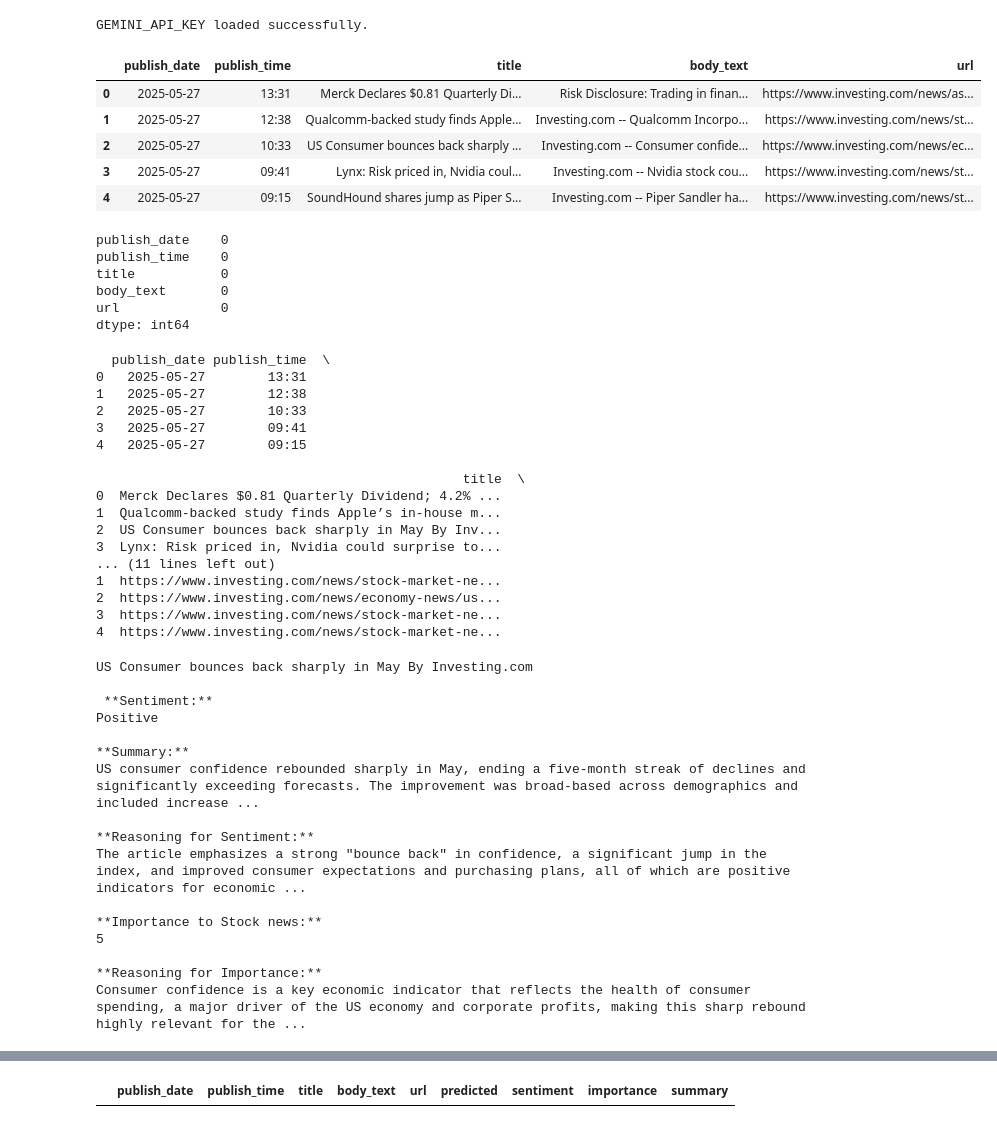
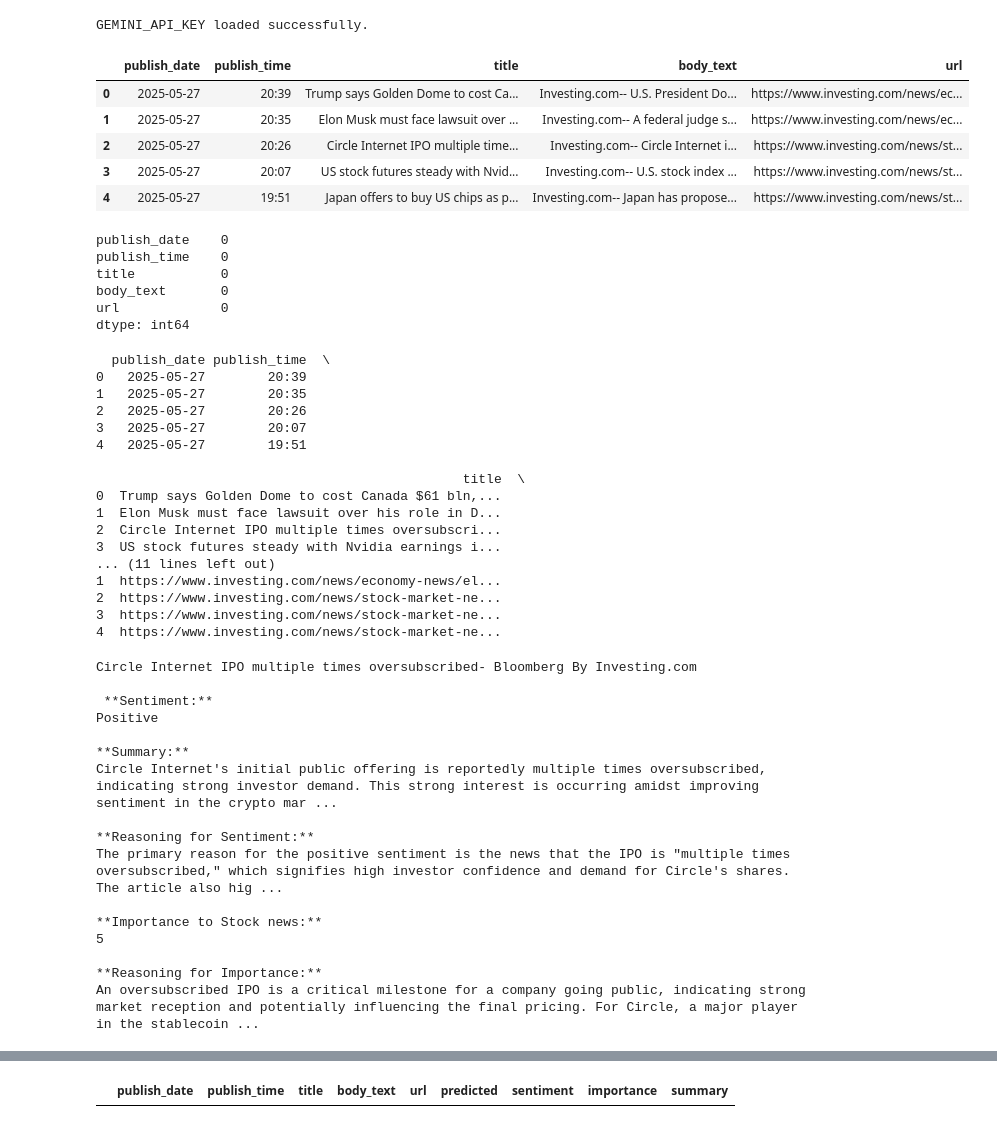
Before and after one commit to Takedaxz/Stock-Analysis, a Jupyter notebook: SentimentAnalysis/GPT/GeminiNewsAnalysis.ipynb, the cells around one changed output, grey strips where cells are left out. Saved outputs shown, nothing was run; the diff lists cells and outputs as text; code cells hidden in the pictures.

```diff
--- a/SentimentAnalysis/GPT/GeminiNewsAnalysis.ipynb
+++ b/SentimentAnalysis/GPT/GeminiNewsAnalysis.ipynb
@@ -73,15 +73,15 @@ Please provide your analysis in the following format (Don't forget to make space
 import pandas as pd
 import numpy as np
 # %%
-df = pd.read_csv("../../DataCollection/Data/Trending_News/2025-05-28_01-09-03.csv")
+df = pd.read_csv("../../DataCollection/Data/Trending_News/2025-05-28_09-50-53.csv")
 display(df.head())
 # %% [output]
 |  | publish_date | publish_time | title | body_text | url |
-| 0 | 2025-05-27 | 13:31 | Merck Declares $0.81 Quarterly Di... | Risk Disclosure: Trading in finan... | https://www.investing.com/news/as... |
-| 1 | 2025-05-27 | 12:38 | Qualcomm-backed study finds Apple... | Investing.com -- Qualcomm Incorpo... | https://www.investing.com/news/st... |
-| 2 | 2025-05-27 | 10:33 | US Consumer bounces back sharply ... | Investing.com -- Consumer confide... | https://www.investing.com/news/ec... |
-| 3 | 2025-05-27 | 09:41 | Lynx: Risk priced in, Nvidia coul... | Investing.com -- Nvidia stock cou... | https://www.investing.com/news/st... |
-| 4 | 2025-05-27 | 09:15 | SoundHound shares jump as Piper S... | Investing.com -- Piper Sandler ha... | https://www.investing.com/news/st... |
+| 0 | 2025-05-27 | 20:39 | Trump says Golden Dome to cost Ca... | Investing.com-- U.S. President Do... | https://www.investing.com/news/ec... |
+| 1 | 2025-05-27 | 20:35 | Elon Musk must face lawsuit over ... | Investing.com-- A federal judge s... | https://www.investing.com/news/ec... |
+| 2 | 2025-05-27 | 20:26 | Circle Internet IPO multiple time... | Investing.com-- Circle Internet i... | https://www.investing.com/news/st... |
+| 3 | 2025-05-27 | 20:07 | US stock futures steady with Nvid... | Investing.com-- U.S. stock index ... | https://www.investing.com/news/st... |
+| 4 | 2025-05-27 | 19:51 | Japan offers to buy US chips as p... | Investing.com-- Japan has propose... | https://www.investing.com/news/st... |
 # %%
 df.isnull().sum()
 # %% [output]
@@ -98,20 +98,20 @@ df["body_text"] = df["body_text"].astype(str)
 print(df.head())
 # %% [output]
   publish_date publish_time  \
-0   2025-05-27        13:31
-1   2025-05-27        12:38
-2   2025-05-27        10:33
-3   2025-05-27        09:41
-4   2025-05-27        09:15
+0   2025-05-27        20:39
+1   2025-05-27        20:35
+2   2025-05-27        20:26
+3   2025-05-27        20:07
+4   2025-05-27        19:51
 
                                                title  \
-0  Merck Declares $0.81 Quarterly Dividend; 4.2% ...
-1  Qualcomm-backed study finds Apple’s in-house m...
-2  US Consumer bounces back sharply in May By Inv...
-3  Lynx: Risk priced in, Nvidia could surprise to...
+0  Trump says Golden Dome to cost Canada $61 bln,...
+1  Elon Musk must face lawsuit over his role in D...
+2  Circle Internet IPO multiple times oversubscri...
+3  US stock futures steady with Nvidia earnings i...
 ... (11 lines left out)
-1  https://www.investing.com/news/stock-market-ne...
-2  https://www.investing.com/news/economy-news/us...
+1  https://www.investing.com/news/economy-news/el...
+2  https://www.investing.com/news/stock-market-ne...
 3  https://www.investing.com/news/stock-market-ne...
 4  https://www.investing.com/news/stock-market-ne...
 # %%
@@ -153,22 +153,22 @@ df["predicted"] = predicted
 # %%
 print(df["title"][2],'\n\n',predicted[2])
 # %% [output]
-US Consumer bounces back sharply in May By Investing.com
+Circle Internet IPO multiple times oversubscribed- Bloomberg By Investing.com
 
  **Sentiment:**
 Positive
 
 **Summary:**
-US consumer confidence rebounded sharply in May, ending a five-month streak of declines and significantly exceeding forecasts. The improvement was broad-based across demographics and included increase ...
+Circle Internet's initial public offering is reportedly multiple times oversubscribed, indicating strong investor demand. This strong interest is occurring amidst improving sentiment in the crypto mar ...
 
 **Reasoning for Sentiment:**
-The article emphasizes a strong "bounce back" in confidence, a significant jump in the index, and improved consumer expectations and purchasing plans, all of which are positive indicators for economic ...
+The primary reason for the positive sentiment is the news that the IPO is "multiple times oversubscribed," which signifies high investor confidence and demand for Circle's shares. The article also hig ...
 
 **Importance to Stock news:**
 5
 
 **Reasoning for Importance:**
-Consumer confidence is a key economic indicator that reflects the health of consumer spending, a major driver of the US economy and corporate profits, making this sharp rebound highly relevant for the ...
+An oversubscribed IPO is a critical milestone for a company going public, indicating strong market reception and potentially influencing the final pricing. For Circle, a major player in the stablecoin ...
 # %%
 df["sentiment"] = df["predicted"].apply(lambda x: x.split("\n")[1].strip() if len(x.split("\n")) > 1 else None)
 df["importance"] = df["predicted"].apply(lambda x: x.split("\n")[10].strip() if len(x.split("\n")) > 10 else None)
```
Also changed, not shown: parts of 4 cells of this notebook, 7 other files.
